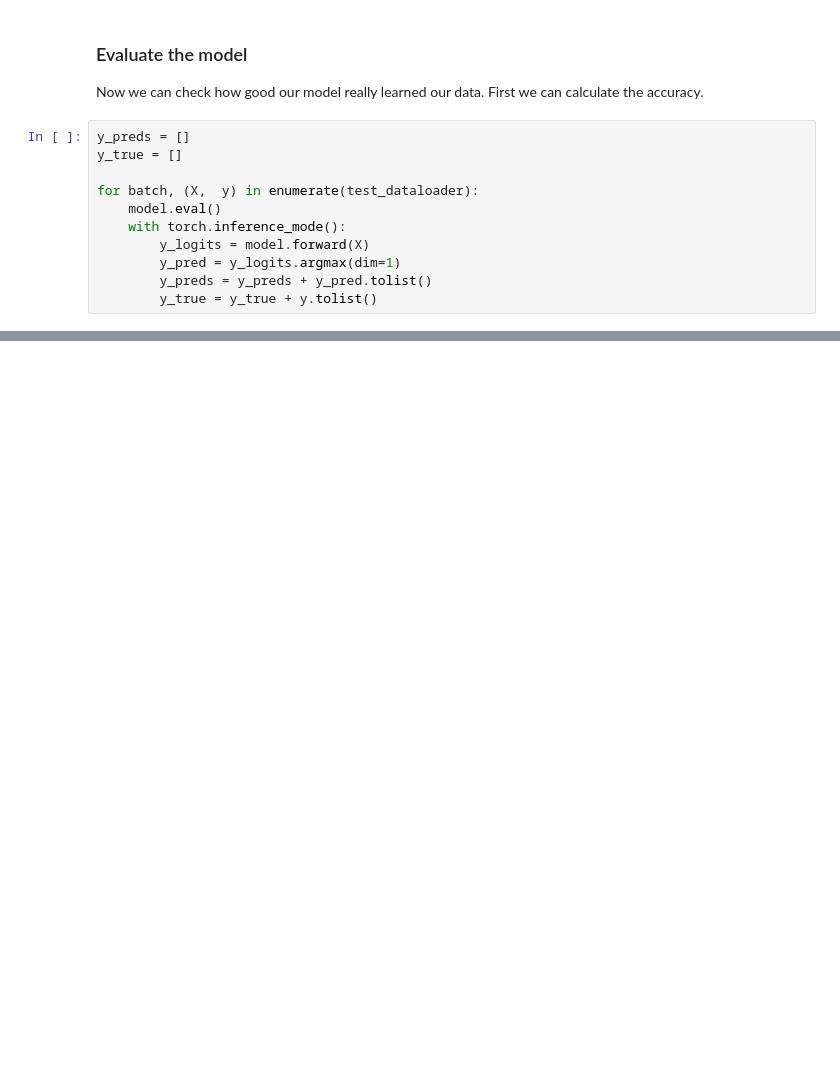
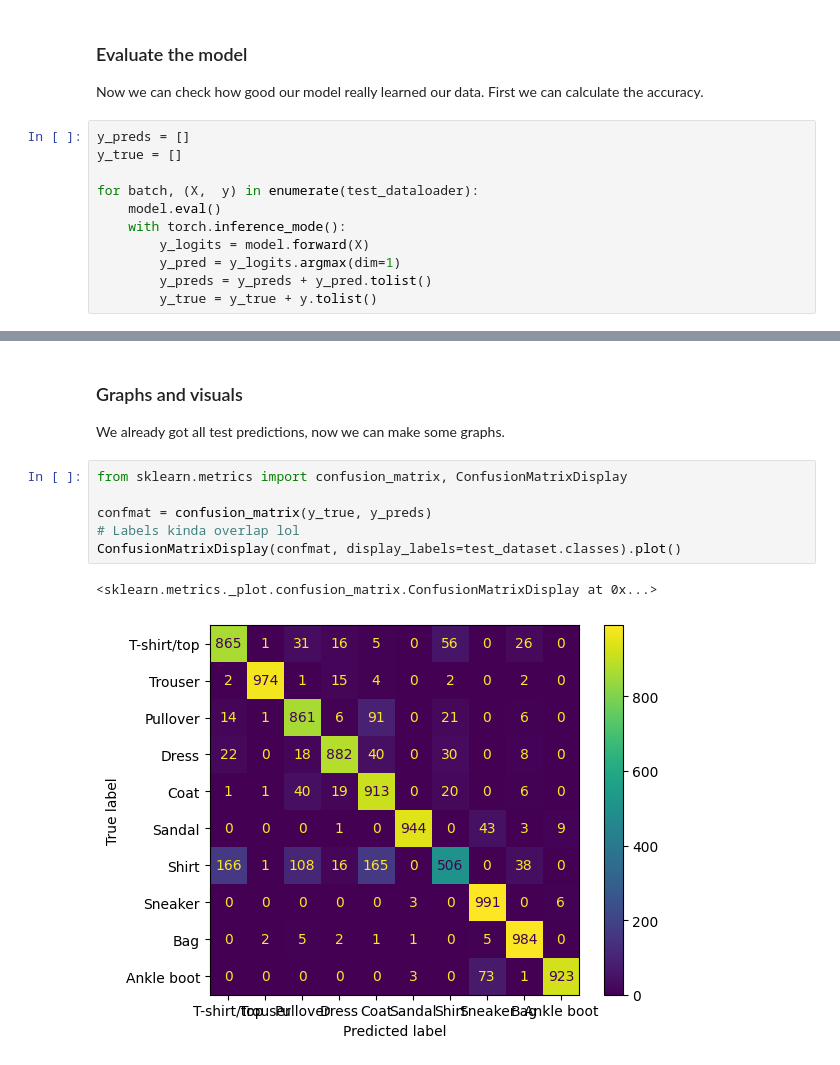
Before and after one commit to nickkipshidze/random-ml-projects, a Jupyter notebook: pytorch-vision/tinyvgg-fashion.ipynb, the cells around one changed output, grey strips where cells are left out. Saved outputs shown, nothing was run; the diff lists cells and outputs as text; blank space fills up the shorter version.

Commit message:
Add visualizations & graphs & fix mistake in comments

```diff
--- a/pytorch-vision/tinyvgg-fashion.ipynb
+++ b/pytorch-vision/tinyvgg-fashion.ipynb
@@ -149,0 +152,13 @@ Accuracy: 89.23%
+# %% [markdown]
+### Graphs and visuals
+
+We already got all test predictions, now we can make some graphs.
+# %%
+from sklearn.metrics import confusion_matrix, ConfusionMatrixDisplay
+
+confmat = confusion_matrix(y_true, y_preds)
+# Labels kinda overlap lol
+ConfusionMatrixDisplay(confmat, display_labels=test_dataset.classes).plot()
+# %% [output]
+<sklearn.metrics._plot.confusion_matrix.ConfusionMatrixDisplay at 0x...>
+[figure, added]
```
Also changed, not shown: parts of 6 cells of this notebook.
